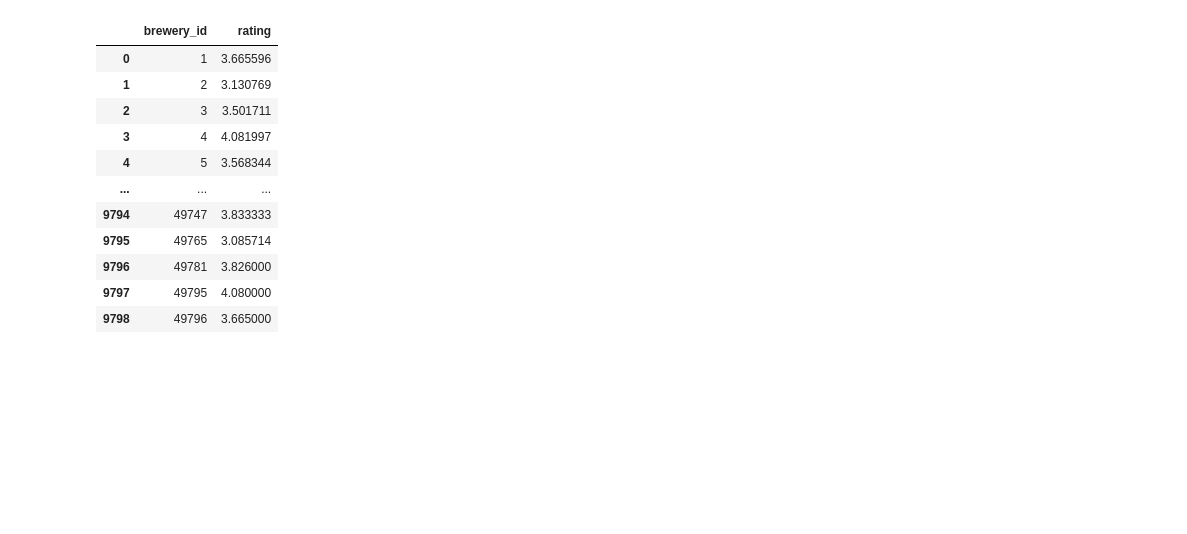
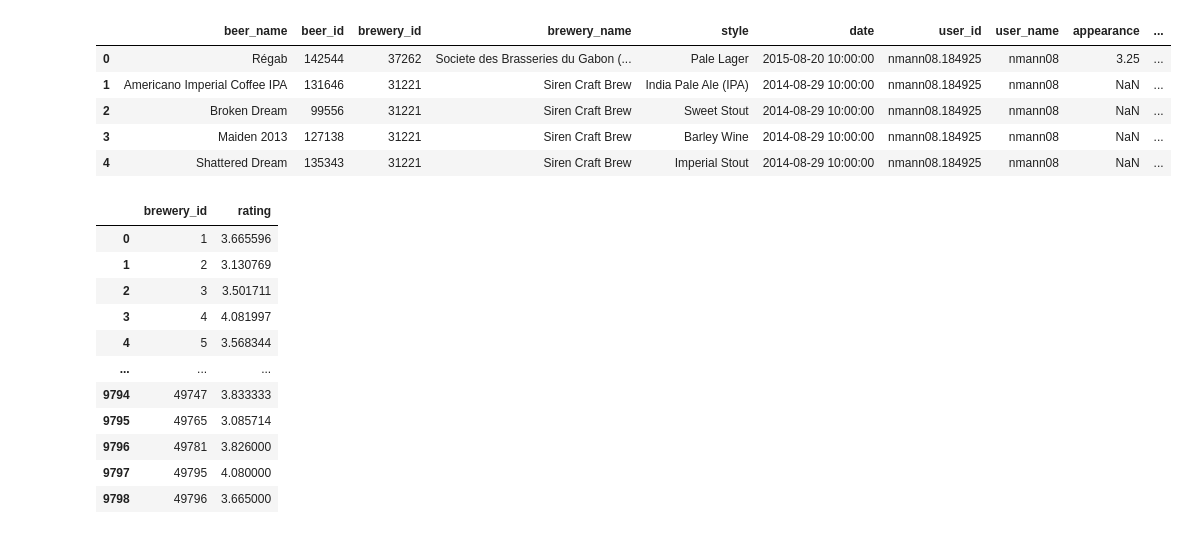
Before and after one commit to epfl-ada/ada-2023-project-datababes, a Jupyter notebook: eda_alex_location.ipynb, the cells around one changed output. Drawn from its saved outputs; the diff is of its cells as text; code cells hidden in the pictures; blank space fills up the shorter version.

```diff
--- a/eda_alex_location.ipynb
+++ b/eda_alex_location.ipynb
@@ -49,9 +16,0 @@ ratings_rb_df.drop('location', axis=1, inplace=True)
-# %%
-# Assumption: BA and RB dont use the same brewery_id's
-
-# rename id column of breweries df to brewery_id
-breweries_ba_df.rename(columns={'id': 'brewery_id'}, inplace=True)
-breweries_rb_df.rename(columns={'id': 'brewery_id'}, inplace=True)
-# add the location from the breweries df to the ratings df
-ratings_ba_df = ratings_ba_df.merge(breweries_ba_df[['brewery_id', 'location']], on='brewery_id', how='left')
-ratings_rb_df = ratings_rb_df.merge(breweries_rb_df[['brewery_id', 'location']], on='brewery_id', how='left')
@@ -73,0 +17,13 @@ display(ratings_ba_df)
+# %%
+# process and concatenate brewery dataframes
+
+# BA and RB dont use the same brewery_id's
+# --> add column 'dataset' to the brewery dataframes, containing BA and RB respectively
+breweries_ba_df['dataset'] = 'BeerAdvocate'
+breweries_rb_df['dataset'] = 'RateBeer'
+
+# concatenate the two dataframes
+breweries_combined_df = pd.concat([breweries_ba_df, breweries_rb_df], ignore_index=True)
+
+# rename id column of breweries df to brewery_id
+breweries_combined_df.rename(columns={'id': 'brewery_id'}, inplace=True)
@@ -74,3 +39,17 @@ display(ratings_ba_df)
+# %%
+# add the location from the breweries df to the ratings df
+# only add BA brewery_id to BA entries and RB brewery_id to RB entries
+ratings_combined_df = pd.merge(ratings_combined_df, breweries_combined_df[['brewery_id', 'dataset', 'location']], how='left', on=['brewery_id', 'dataset'])
+# %%
+ratings_combined_df.head()
+### CONTINUE HERE: is merge above already correct?
+# %% [output]
+|  | beer_name | beer_id | brewery_id | brewery_name | style | date | user_id | user_name | appearance | ... |
+| 0 | Régab | 142544 | 37262 | Societe des Brasseries du Gabon (... | Pale Lager | 2015-08-20 10:00:00 | nmann08.184925 | nmann08 | 3.25 | ... |
+| 1 | Americano Imperial Coffee IPA | 131646 | 31221 | Siren Craft Brew | India Pale Ale (IPA) | 2014-08-29 10:00:00 | nmann08.184925 | nmann08 | NaN | ... |
+| 2 | Broken Dream | 99556 | 31221 | Siren Craft Brew | Sweet Stout | 2014-08-29 10:00:00 | nmann08.184925 | nmann08 | NaN | ... |
+| 3 | Maiden 2013 | 127138 | 31221 | Siren Craft Brew | Barley Wine | 2014-08-29 10:00:00 | nmann08.184925 | nmann08 | NaN | ... |
+| 4 | Shattered Dream | 135343 | 31221 | Siren Craft Brew | Imperial Stout | 2014-08-29 10:00:00 | nmann08.184925 | nmann08 | NaN | ... |
 # %%
 # as the breweries are a more general entity for whose subcomponents (the beers) do not change location, we can group according to brewery_id and take the mean of the ratings
 avg_ratings_ba_df = ratings_ba_df.groupby('brewery_id')['rating'].mean().reset_index()
```
Also changed, not shown: parts of 7 cells of this notebook.
